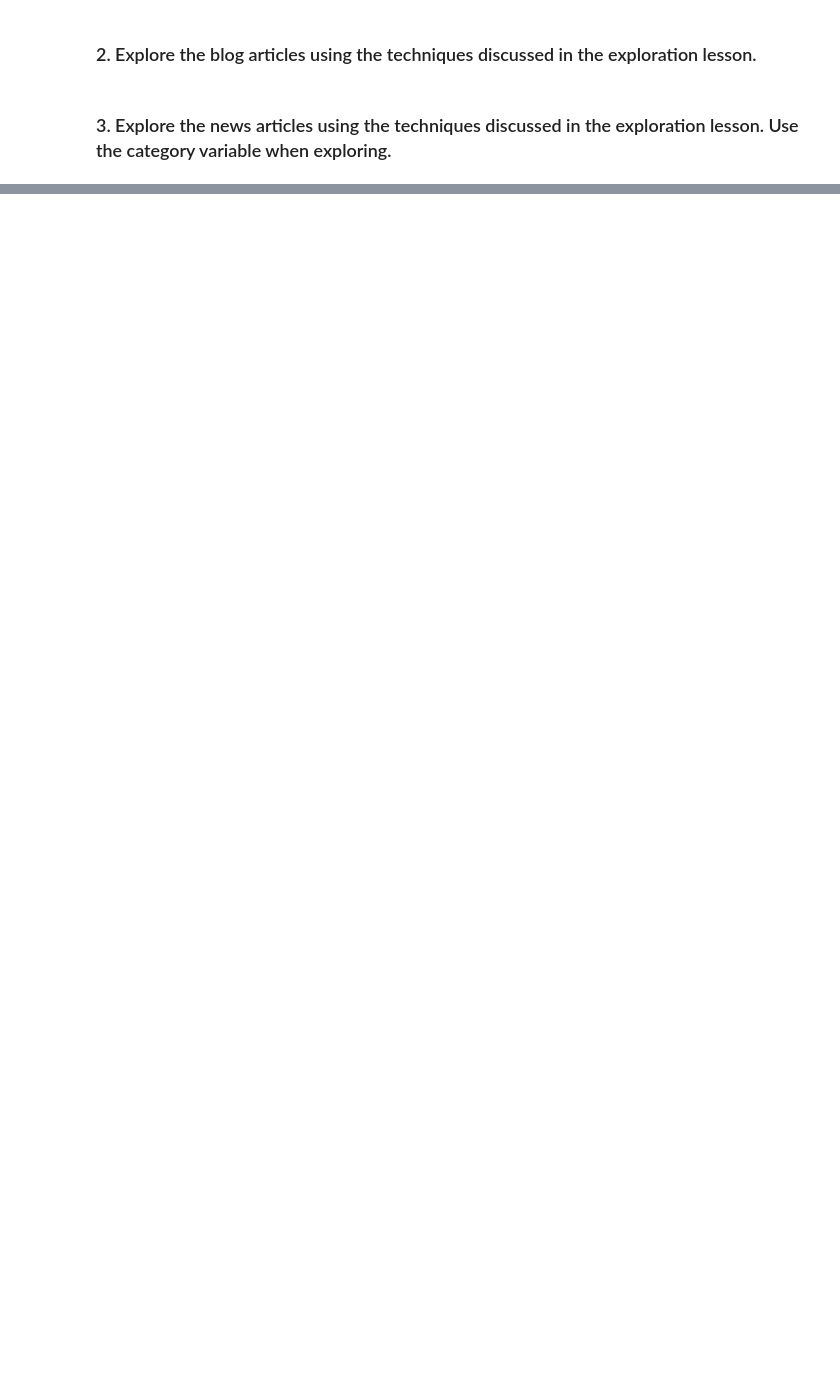
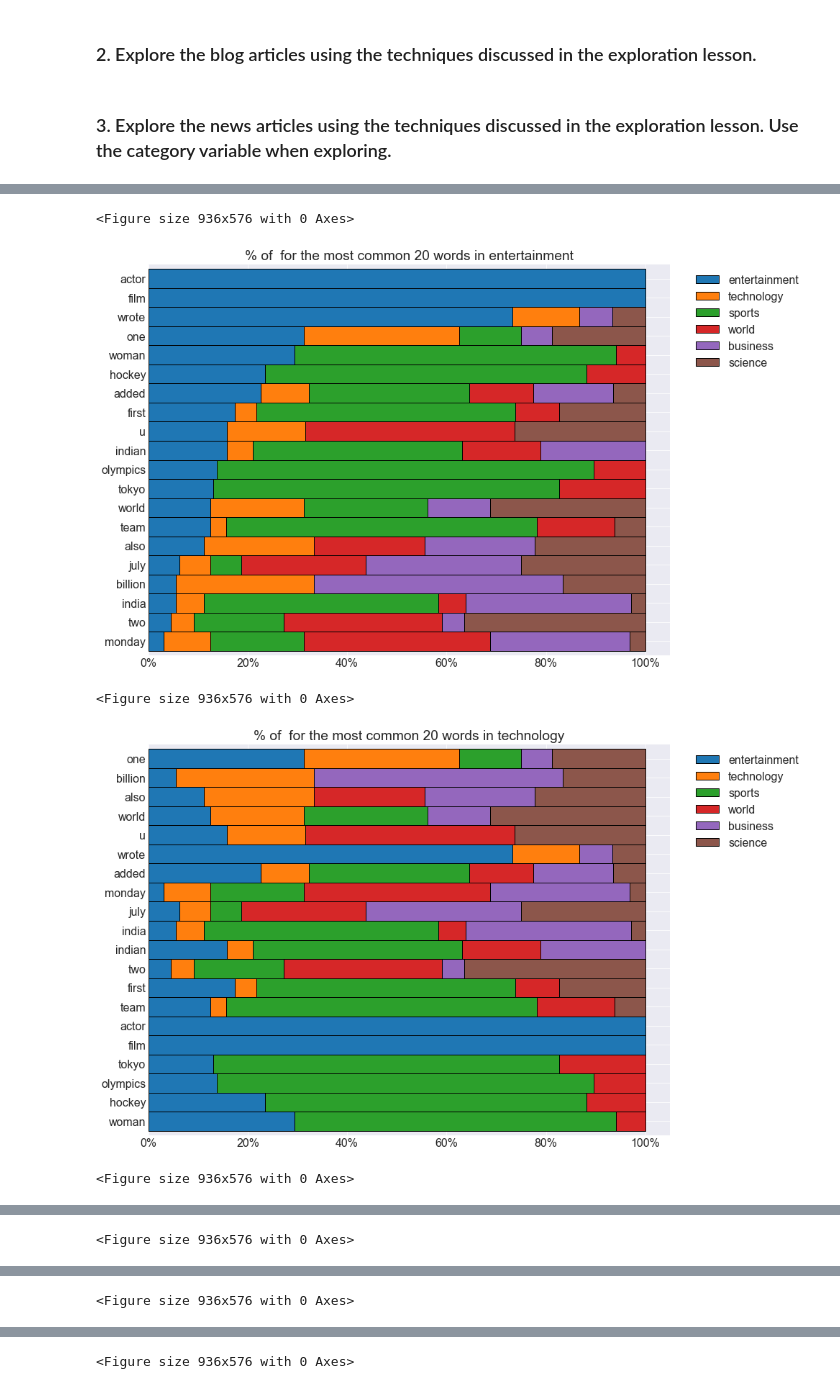
Before and after one commit to cindyvillanuevads/natural-language-processing-exercises, a Jupyter notebook: explore.ipynb, the cells around one changed output, grey strips where cells are left out. Cells and saved outputs as stored; diff of their text form; code cells hidden in the pictures; blank space fills up the shorter version.

```diff
--- a/explore.ipynb
+++ b/explore.ipynb
@@ -166,0 +247,20 @@ ngrams_wordcloud([spam_words, ham_words], ['Spam', 'Ham'], n=3)
+# %%
+# Sorted by category
+for column in word_counts.drop(columns='all_words'):
+    plt.figure(figsize=(13, 8))
+    # axis=1 in .apply means row by row
+    (word_counts.sort_values(by='all_words', ascending=False)
+     .head(20)
+     .apply(lambda row: row / row['all_words'], axis=1).sort_values(by= column)
+     .drop(columns='all_words')
+     .plot.barh(stacked=True, width=1, ec='black'))
+    plt.title(f'% of  for the most common 20 words in {column}')
+    plt.legend(bbox_to_anchor= (1.03,1))
+
+    plt.gca().xaxis.set_major_formatter(mpl.ticker.FuncFormatter('{:.0%}'.format))
+# %% [output]
+<Figure size 936x576 with 0 Axes>
+[figure, added]
+<Figure size 936x576 with 0 Axes>
+[figure, added]
+<Figure size 936x576 with 0 Axes>
@@ -166,0 +268 @@ ngrams_wordcloud([spam_words, ham_words], ['Spam', 'Ham'], n=3)
+<Figure size 936x576 with 0 Axes>
@@ -166,0 +270 @@ ngrams_wordcloud([spam_words, ham_words], ['Spam', 'Ham'], n=3)
+<Figure size 936x576 with 0 Axes>
@@ -166,0 +272 @@ ngrams_wordcloud([spam_words, ham_words], ['Spam', 'Ham'], n=3)
+<Figure size 936x576 with 0 Axes>
```
Also changed, not shown: parts of 31 cells of this notebook.
